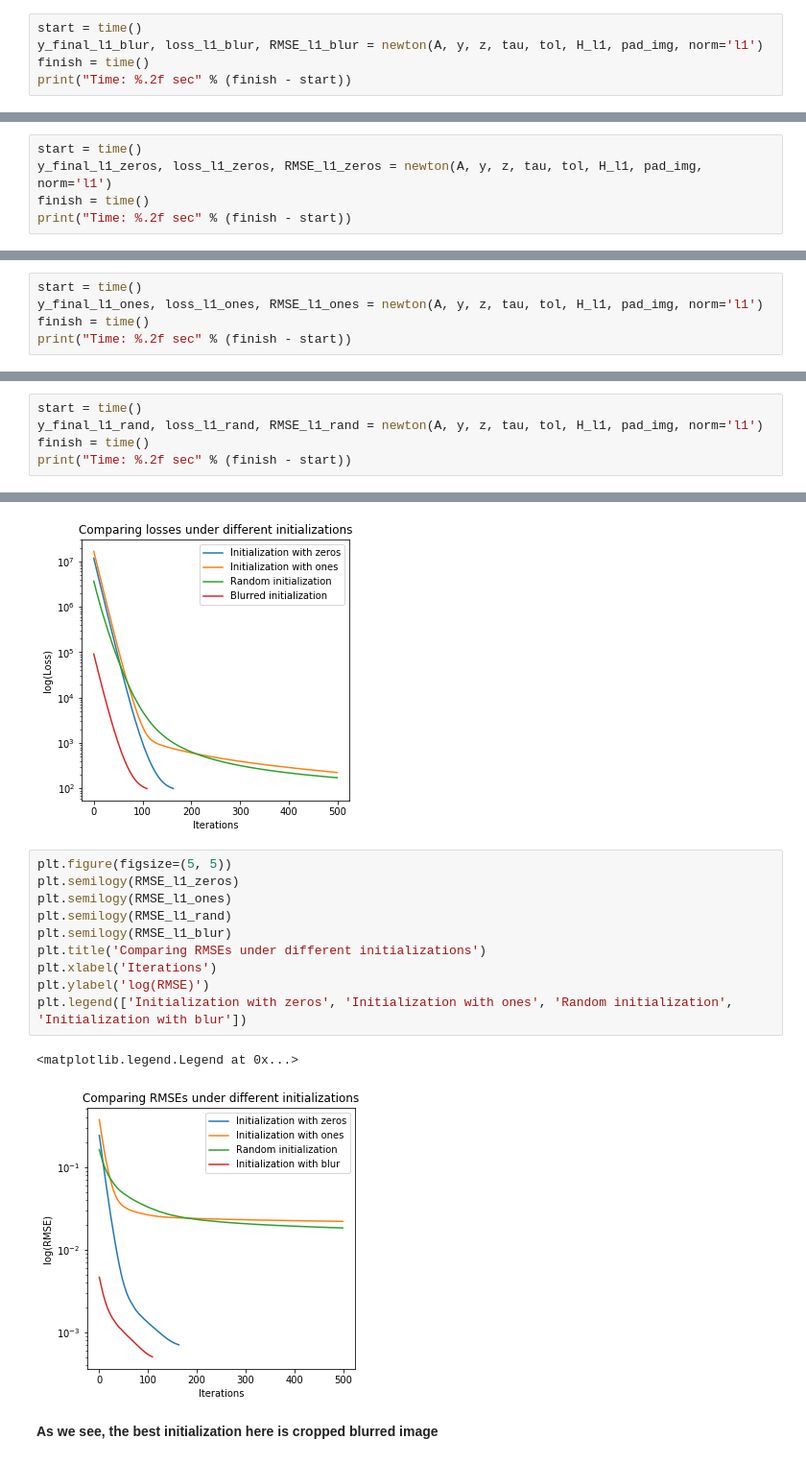
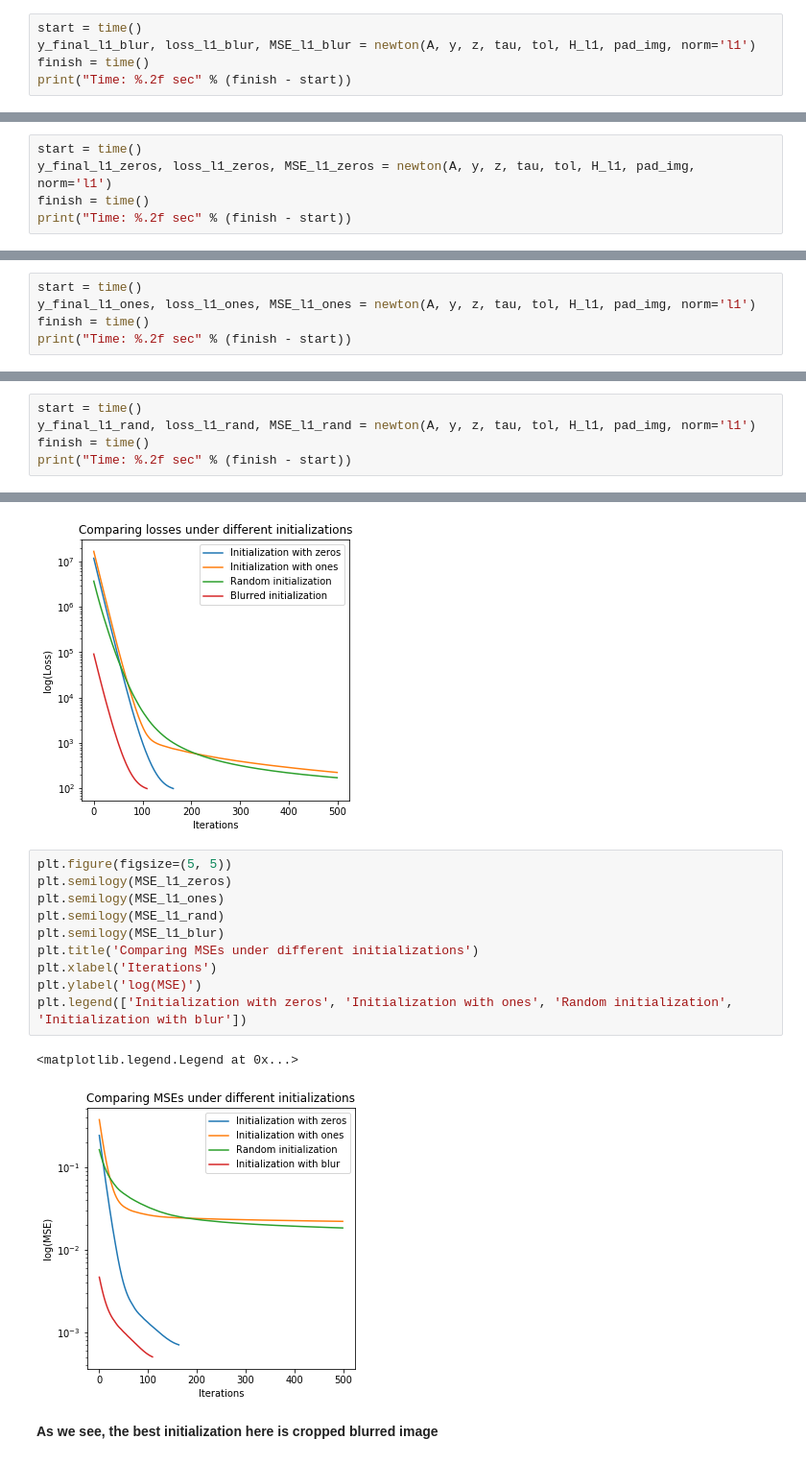
Before and after one commit to Projectors3000/Restoration-of-blurry-images, a Jupyter notebook: Project3000Streltsov.ipynb, the cells around one changed output, grey strips where cells are left out. Shown at 96% size. Cells and saved outputs as stored; diff of their text form.

```diff
--- a/Project3000Streltsov.ipynb
+++ b/Project3000Streltsov.ipynb
@@ -217,7 +217,7 @@ y = resize_y(blurred_with_noise, pad)
 z = blurred_with_noise.reshape((blurred_with_noise.shape[0] ** 2, 3))
 # %%
 start = time()
-y_final_l1_blur, loss_l1_blur, RMSE_l1_blur = newton(A, y, z, tau, tol, H_l1, pad_img, norm='l1')
+y_final_l1_blur, loss_l1_blur, MSE_l1_blur = newton(A, y, z, tau, tol, H_l1, pad_img, norm='l1')
 finish = time()
 print("Time: %.2f sec" % (finish - start))
 # %% [output]
@@ -230,7 +230,7 @@ y = np.zeros((A.shape[1], 3))
 z = blurred_with_noise.reshape((blurred_with_noise.shape[0] ** 2, 3))
 # %%
 start = time()
-y_final_l1_zeros, loss_l1_zeros, RMSE_l1_zeros = newton(A, y, z, tau, tol, H_l1, pad_img, norm='l1')
+y_final_l1_zeros, loss_l1_zeros, MSE_l1_zeros = newton(A, y, z, tau, tol, H_l1, pad_img, norm='l1')
 finish = time()
 print("Time: %.2f sec" % (finish - start))
 # %% [output]
@@ -240,7 +240,7 @@ y = np.ones((A.shape[1], 3))
 z = blurred_with_noise.reshape((blurred_with_noise.shape[0] ** 2, 3))
 # %%
 start = time()
-y_final_l1_ones, loss_l1_ones, RMSE_l1_ones = newton(A, y, z, tau, tol, H_l1, pad_img, norm='l1')
+y_final_l1_ones, loss_l1_ones, MSE_l1_ones = newton(A, y, z, tau, tol, H_l1, pad_img, norm='l1')
 finish = time()
 print("Time: %.2f sec" % (finish - start))
 # %% [output]
@@ -250,7 +250,7 @@ y = np.random.rand(A.shape[1], 3)
 z = blurred_with_noise.reshape((blurred_with_noise.shape[0] ** 2, 3))
 # %%
 start = time()
-y_final_l1_rand, loss_l1_rand, RMSE_l1_rand = newton(A, y, z, tau, tol, H_l1, pad_img, norm='l1')
+y_final_l1_rand, loss_l1_rand, MSE_l1_rand = newton(A, y, z, tau, tol, H_l1, pad_img, norm='l1')
 finish = time()
 print("Time: %.2f sec" % (finish - start))
 # %% [output]
@@ -270,17 +270,17 @@ plt.legend(['Initialization with zeros', 'Initialization with ones', 'Random ini
 [figure]
 # %%
 plt.figure(figsize=(5, 5))
-plt.semilogy(RMSE_l1_zeros)
-plt.semilogy(RMSE_l1_ones)
-plt.semilogy(RMSE_l1_rand)
-plt.semilogy(RMSE_l1_blur)
-plt.title('Comparing RMSEs under different initializations')
+plt.semilogy(MSE_l1_zeros)
+plt.semilogy(MSE_l1_ones)
+plt.semilogy(MSE_l1_rand)
+plt.semilogy(MSE_l1_blur)
+plt.title('Comparing MSEs under different initializations')
 plt.xlabel('Iterations')
-plt.ylabel('log(RMSE)')
+plt.ylabel('log(MSE)')
 plt.legend(['Initialization with zeros', 'Initialization with ones', 'Random initialization', 'Initialization with blur'])
 # %% [output]
 <matplotlib.legend.Legend at 0x...>
-[figure, old version]
+[figure, new version]
 # %% [markdown]
 **As we see, the best initialization here is cropped blurred image**
 # %%
```
Also changed, not shown: parts of 23 cells of this notebook, 6 other files.
